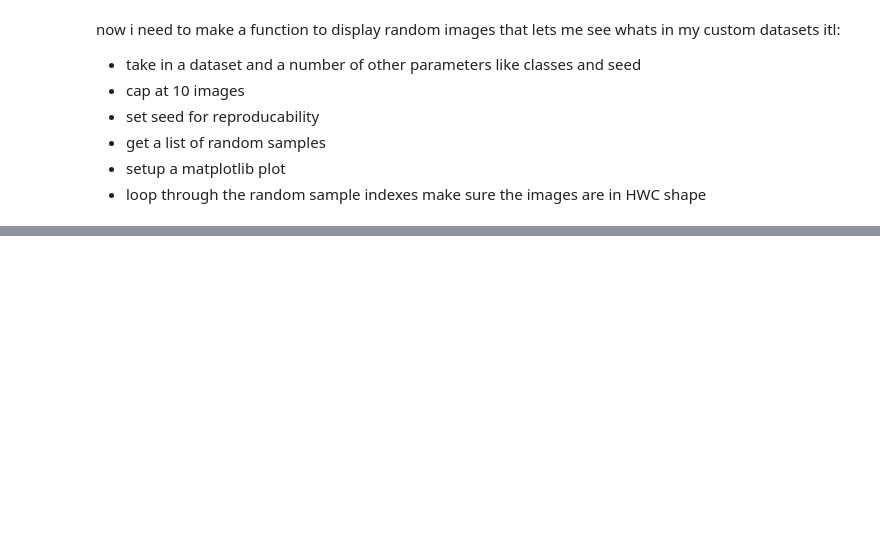
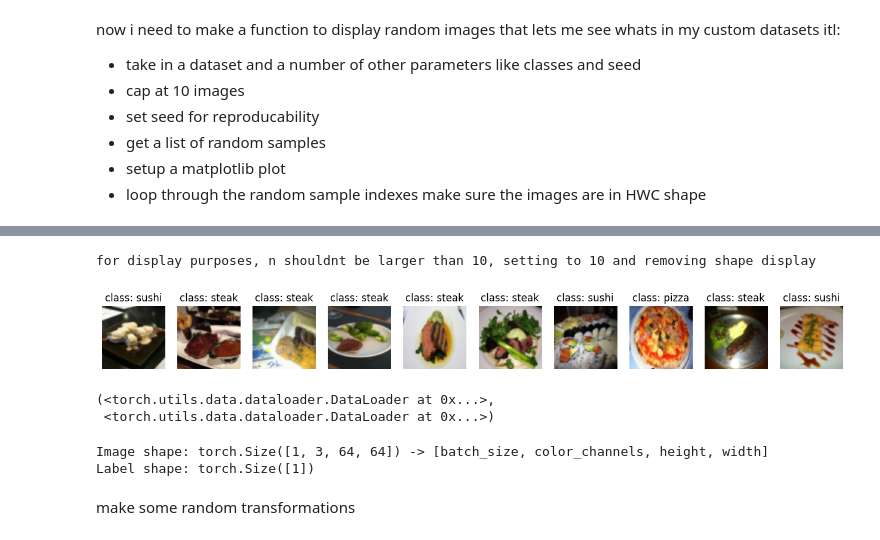
Before and after one commit to Toyolo/Study, a Jupyter notebook: torch_study_notebook_custom_dataset_learning.ipynb, the cells around one changed output, grey strips where cells are left out. Saved outputs shown, nothing was run; the diff lists cells and outputs as text; code cells hidden in the pictures; blank space fills up the shorter version.

Commit message:
progressing to building the model, dataloaders etc

```diff
--- a/torch_study_notebook_custom_dataset_learning.ipynb
+++ b/torch_study_notebook_custom_dataset_learning.ipynb
@@ -527,0 +566,34 @@ make sure the images are in HWC shape
+# %%
+#display randoms from the custom image folder
+display_random_images(train_data_custom, n=12, classes=class_names, seed=None)
+# %% [output]
+for display purposes, n shouldnt be larger than 10, setting to 10 and removing shape display
+[figure, added]
+# %%
+#turn train and test custom Dataset's into DataLoader's
+from torch.utils.data import DataLoader
+train_dataloader_custom = DataLoader(dataset=train_data_custom, # use custom created train Dataset
+                                     batch_size=1, #how many samples per batch?
+                                     num_workers=0, #how many subprocesses to use for data loading? (higher = more)
+                                     shuffle=True) #shuffle the data?
+
+test_dataloader_custom = DataLoader(dataset=test_data_custom, #use custom created test Dataset
+                                    batch_size=1,
+                                    num_workers=0,
+                                    shuffle=False) #don't usually need to shuffle testing data
+
+train_dataloader_custom, test_dataloader_custom
+# %% [output]
+(<torch.utils.data.dataloader.DataLoader at 0x...>,
+ <torch.utils.data.dataloader.DataLoader at 0x...>)
+# %%
+img_custom, label_custom = next(iter(train_dataloader_custom))
+
+#batch size will now be 1
+print(f"Image shape: {img_custom.shape} -> [batch_size, color_channels, height, width]")
+print(f"Label shape: {label_custom.shape}")
+# %% [output]
+Image shape: torch.Size([1, 3, 64, 64]) -> [batch_size, color_channels, height, width]
+Label shape: torch.Size([1])
+# %% [markdown]
+make some random transformations
```
Also changed, not shown: parts of 10 cells of this notebook.
